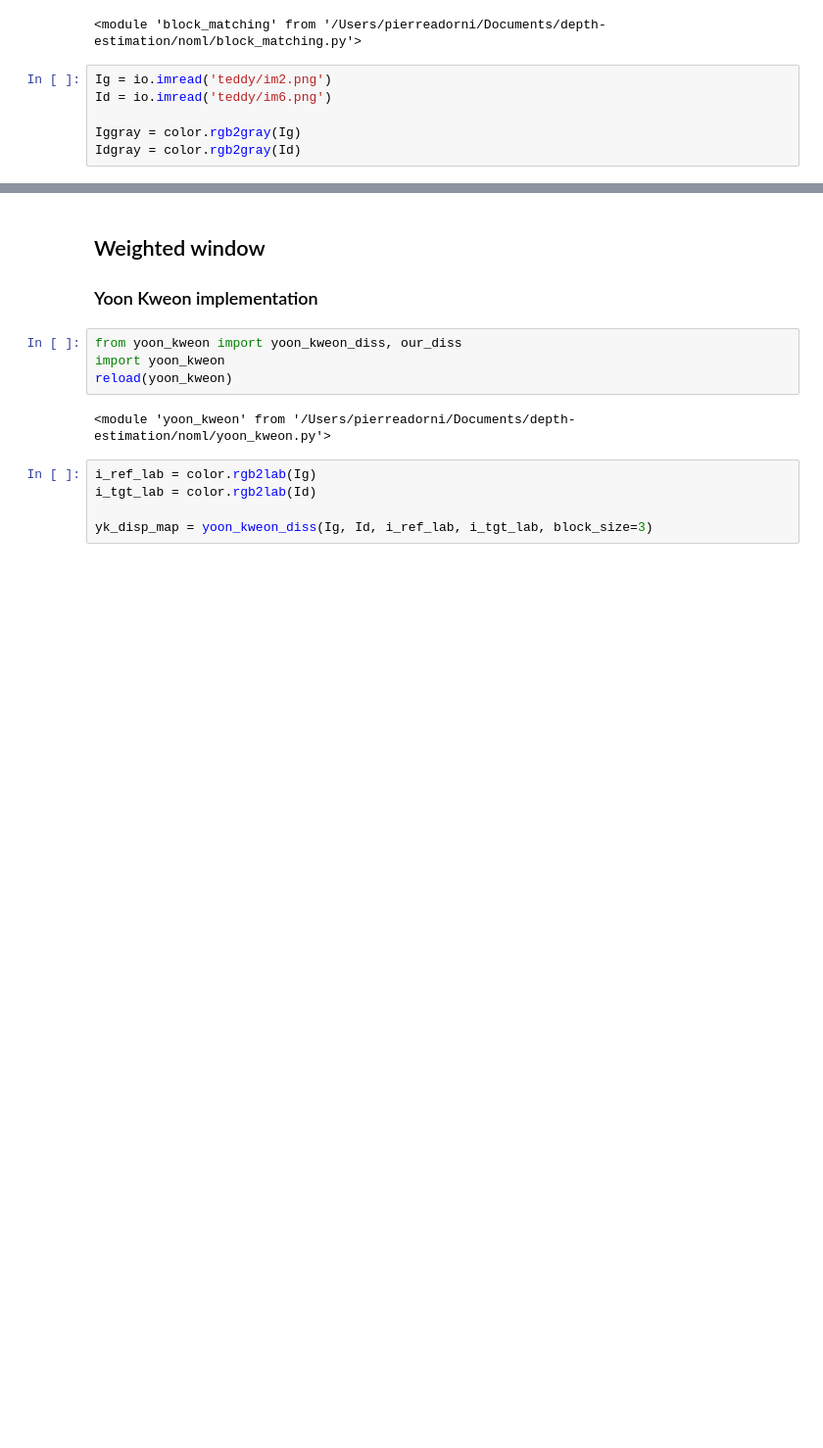
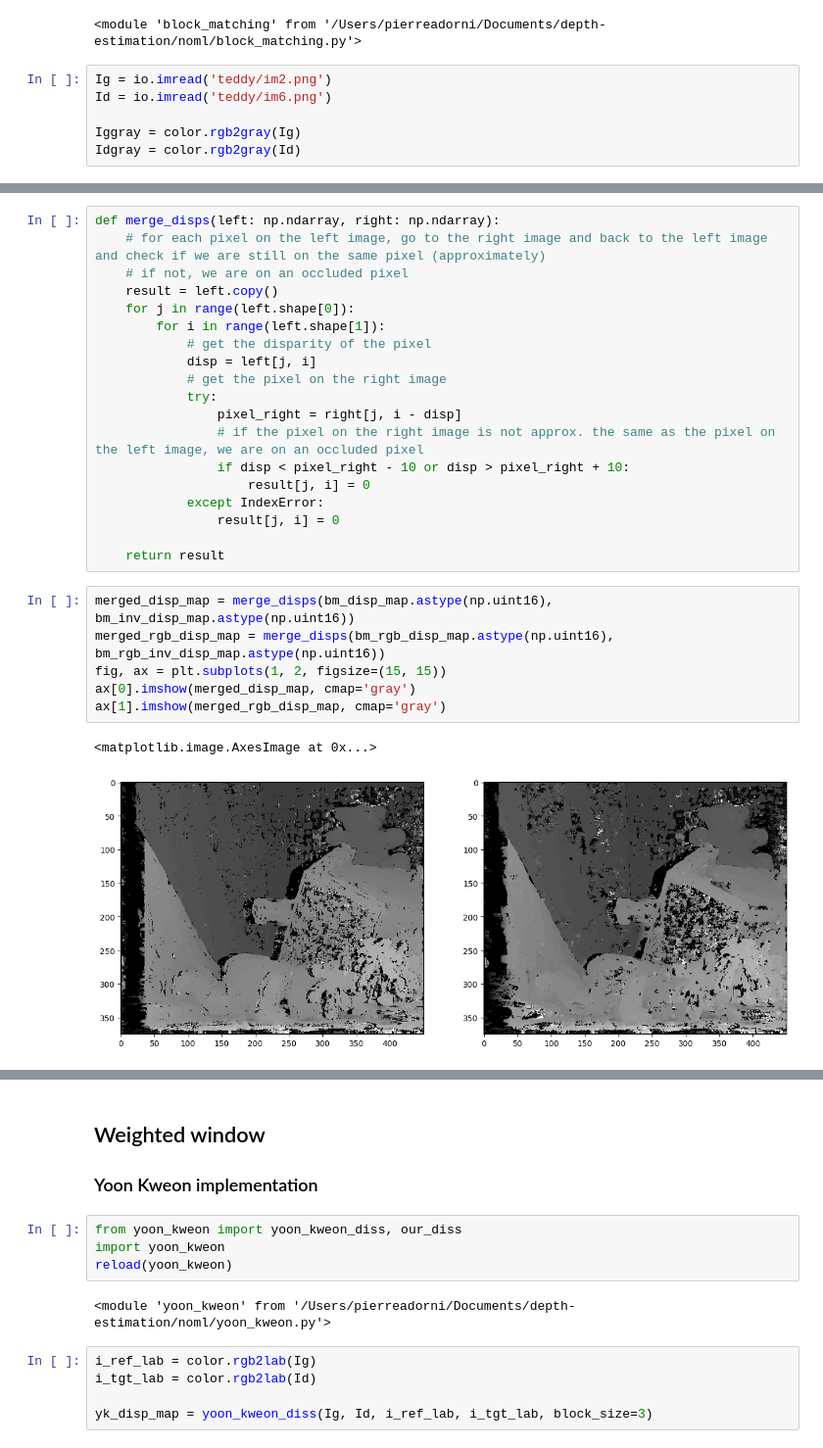
Before and after one commit to pierreadorni/depth-estimation, a Jupyter notebook: noml/tests.ipynb, the cells around one changed output, grey strips where cells are left out. Shown at 98% size. Drawn from its saved outputs; the diff is of its cells as text; blank space fills up the shorter version.

```diff
--- a/noml/tests.ipynb
+++ b/noml/tests.ipynb
@@ -33,0 +43,28 @@ ax[1].imshow(filtered_bm_disp_map, cmap='gray')
+# %%
+def merge_disps(left: np.ndarray, right: np.ndarray):
+    # for each pixel on the left image, go to the right image and back to the left image and check if we are still on the same pixel (approximately)
+    # if not, we are on an occluded pixel
+    result = left.copy()
+    for j in range(left.shape[0]):
+        for i in range(left.shape[1]):
+            # get the disparity of the pixel
+            disp = left[j, i]
+            # get the pixel on the right image
+            try:
+                pixel_right = right[j, i - disp]
+                # if the pixel on the right image is not approx. the same as the pixel on the left image, we are on an occluded pixel
+                if disp < pixel_right - 10 or disp > pixel_right + 10:
+                    result[j, i] = 0
+            except IndexError:
+                result[j, i] = 0
+
+    return result
+# %%
+merged_disp_map = merge_disps(bm_disp_map.astype(np.uint16), bm_inv_disp_map.astype(np.uint16))
+merged_rgb_disp_map = merge_disps(bm_rgb_disp_map.astype(np.uint16), bm_rgb_inv_disp_map.astype(np.uint16))
+fig, ax = plt.subplots(1, 2, figsize=(15, 15))
+ax[0].imshow(merged_disp_map, cmap='gray')
+ax[1].imshow(merged_rgb_disp_map, cmap='gray')
+# %% [output]
+<matplotlib.image.AxesImage at 0x...>
+[figure, added]
```
Also changed, not shown: parts of 6 cells of this notebook, 3 other files.
